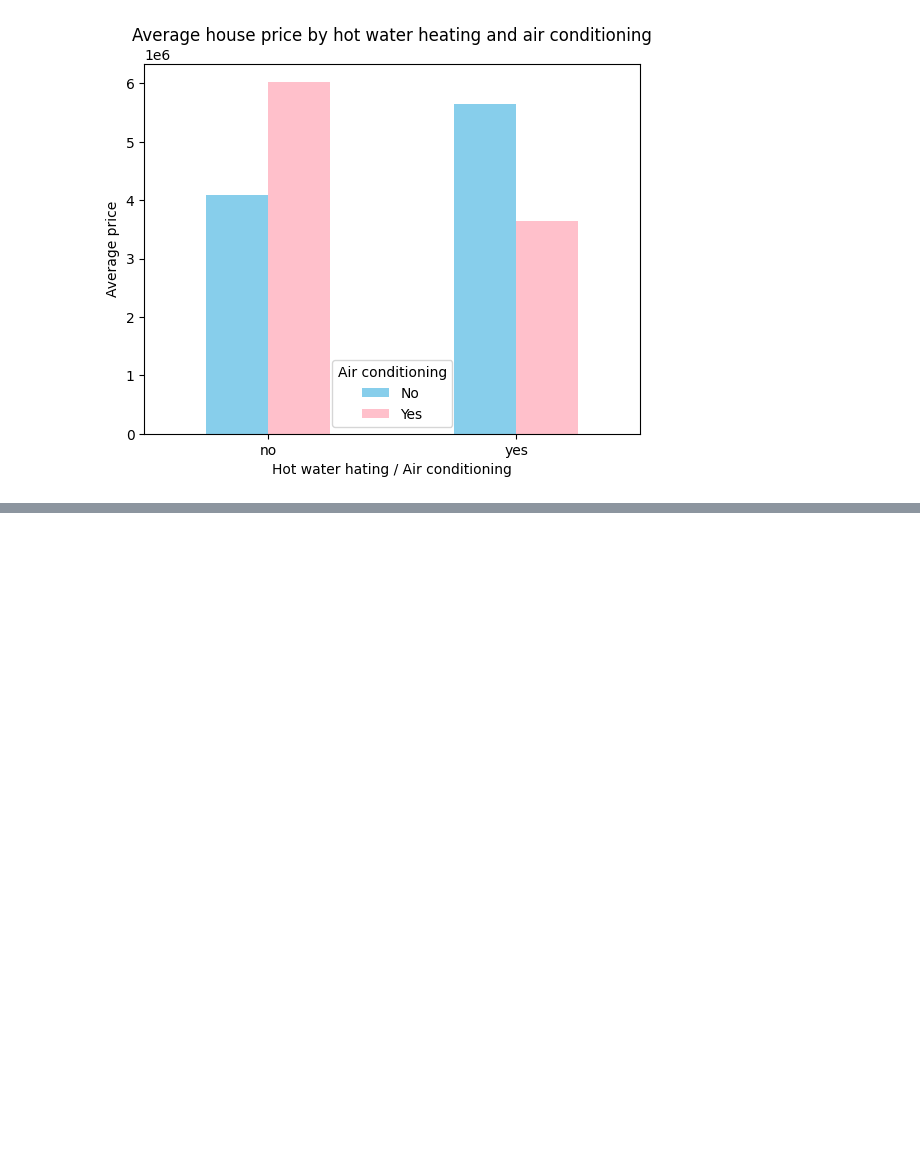
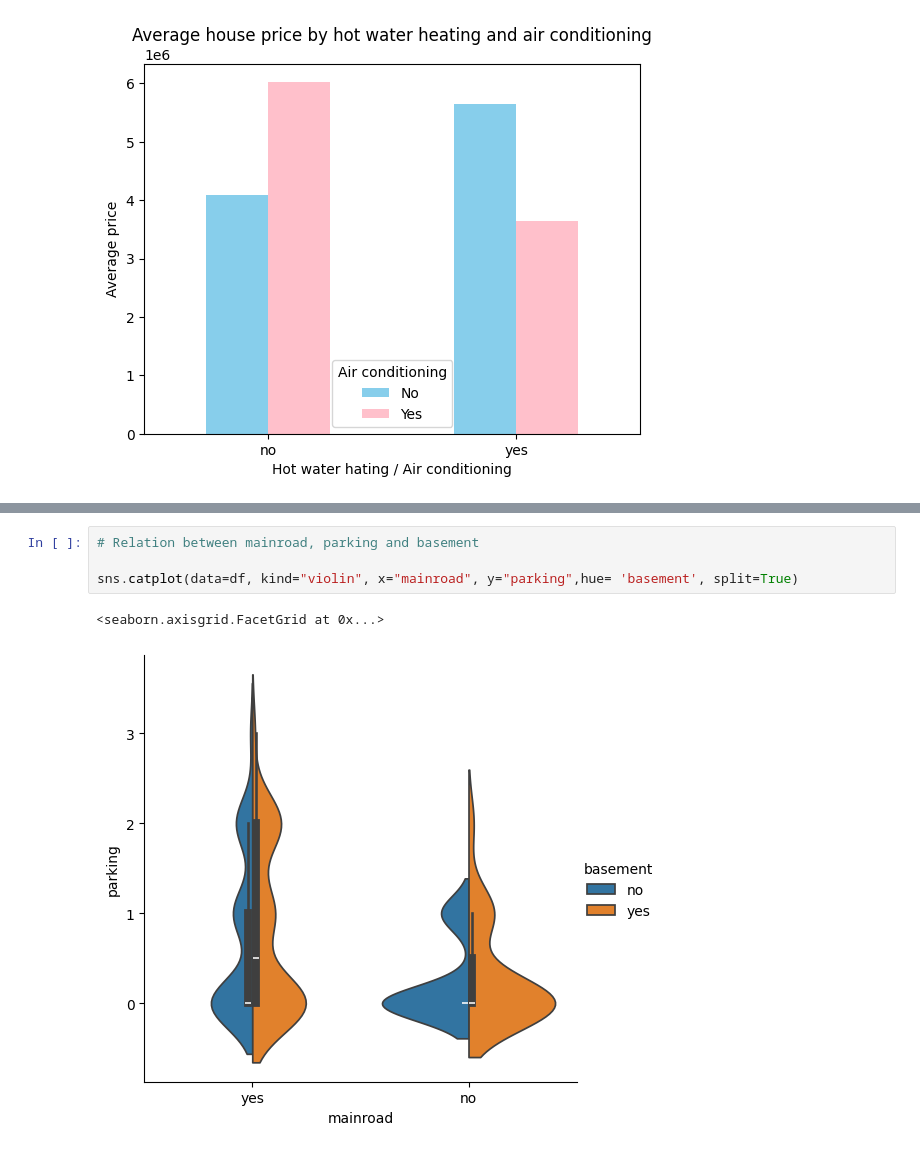
Before and after one commit to KKaranSinghh/Python-mini-project, a Jupyter notebook: Housing Price dataset analysis/Analysis.ipynb, the cells around one changed output, grey strips where cells are left out. Saved outputs shown, nothing was run; the diff lists cells and outputs as text; blank space fills up the shorter version.

```diff
--- a/Housing Price dataset analysis/Analysis.ipynb
+++ b/Housing Price dataset analysis/Analysis.ipynb
@@ -206,0 +287,7 @@ plt.show()
+# %%
+# Relation between mainroad, parking and basement
+
+sns.catplot(data=df, kind="violin", x="mainroad", y="parking",hue= 'basement', split=True)
+# %% [output]
+<seaborn.axisgrid.FacetGrid at 0x...>
+[figure, added]
```
Also changed, not shown: parts of 7 cells of this notebook, 5 other files.
